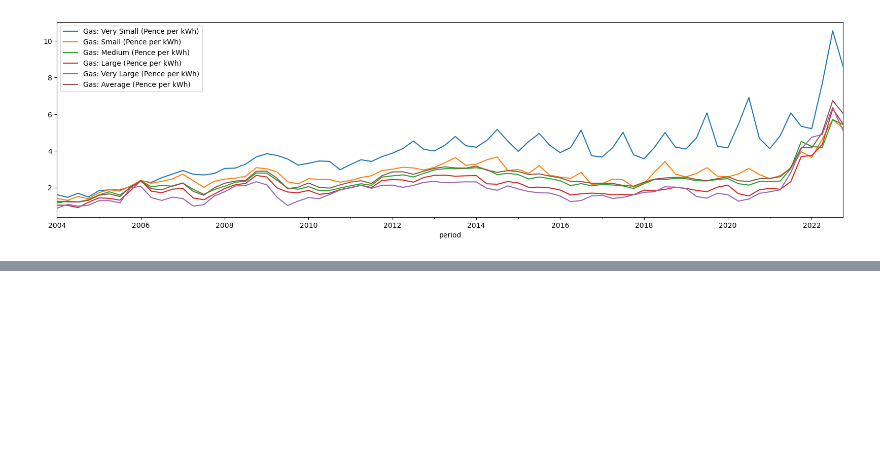
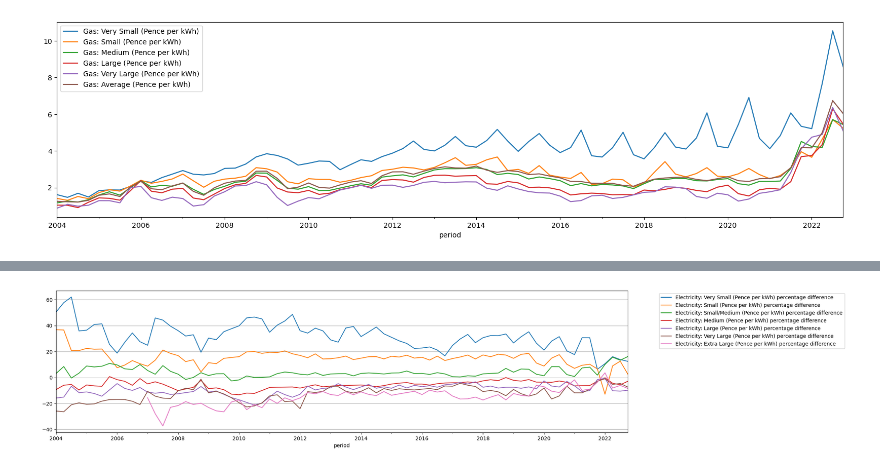
Before and after one commit to samuel-speller/Energy-affects-on-CPI-analysis, a Jupyter notebook: energy_intensity_CPI.ipynb, the cells around one changed output, grey strips where cells are left out. Cells and saved outputs as stored; diff of their text form; code cells hidden in the pictures; blank space fills up the shorter version.

```diff
--- a/energy_intensity_CPI.ipynb
+++ b/energy_intensity_CPI.ipynb
@@ -95,0 +169,12 @@ plt.show()
+# %%
+percent_difference.plot(x='period', figsize=(20, 5))
+
+# Move the legend outside of the plot area
+plt.legend(bbox_to_anchor=(1.05, 1), loc='upper left')
+
+# add y gridlines
+plt.grid(axis='y')
+
+plt.show()
+# %% [output]
+[figure, added]
```
Also changed, not shown: parts of 24 cells of this notebook, 1 other file.
